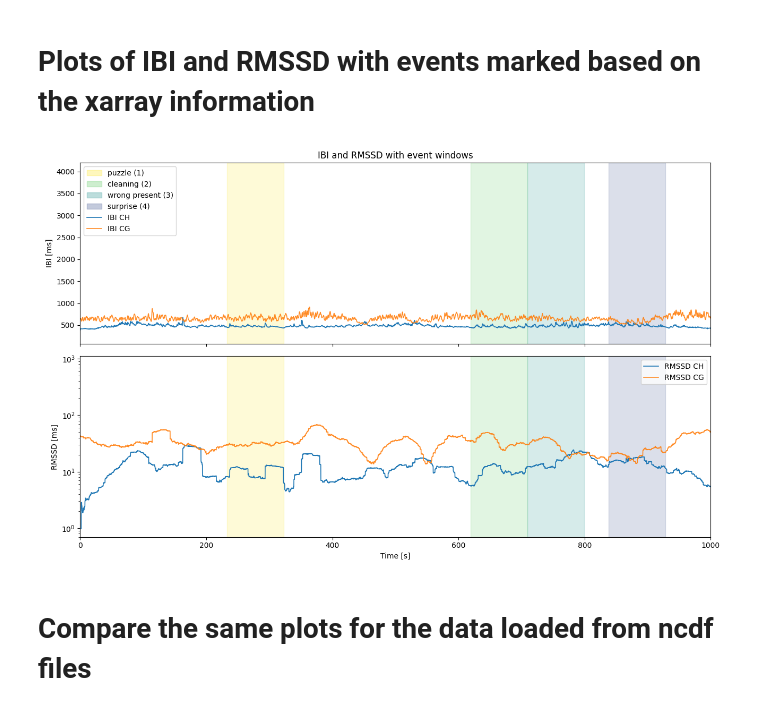
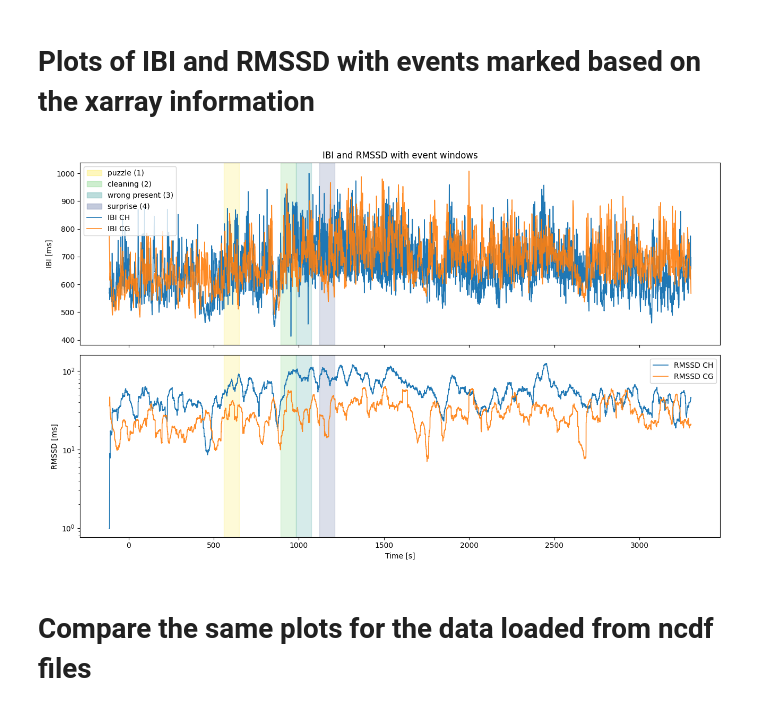
Before and after one commit to SYNCC-IN/hyperscanning-signal-analysis, a Jupyter notebook: scripts/secore_check_import_individual.ipynb, the cells around one changed output. Saved outputs shown, nothing was run; the diff lists cells and outputs as text; code cells hidden in the pictures.

Commit message:
add alignment QC figures to export; fix UnboundLocalError for os; dynamic xlim in QC plot

```diff
--- a/scripts/secore_check_import_individual.ipynb
+++ b/scripts/secore_check_import_individual.ipynb
@@ -120,6 +121,8 @@ Video timings for W_035: {'T1': 76.255, 'T2': 172.727, 'T3': 709.468, 'T4': 837.
 # One-line call: only dyad number (with notebook-level preferred device IDs)
 dyad_nr = int(dyad.split('_')[1])
 synch_time = video_timings["T1"]
+save_QC_dir = str(Path(export_folder) / "SECORE_FIGS")
+
 h10_xarray = build_h10_ibi_rmssd_xarray_auto(
     dyad_nr=dyad_nr,
     video_timings=video_timings,
@@ -130,6 +133,7 @@ h10_xarray = build_h10_ibi_rmssd_xarray_auto(
     decimate_factor_align=decimate_factor_align,
     selected_time=selected_time,
     plot=True,
+    save_dir=save_QC_dir,
     preferred_dev_ch=DEV_CH,
     preferred_dev_cg=DEV_CG,
 )
@@ -224,36 +228,36 @@ axes[1].semilogy(t, rmssd_ch, label='RMSSD CH', lw=1.2)
 axes[1].semilogy(t, rmssd_cg, label='RMSSD CG', lw=1.2, alpha=0.9)
 axes[1].set_ylabel('RMSSD [ms]')
 axes[1].set_xlabel('Time [s]')
 
 # Shade event windows on both axes
 for event_name, window in event_windows_s.items():
     if event_name == 'baseline':
         continue
     start = float(window['start_s'])
     end = float(window['end_s'])
     color = SECORE_EVENT_COLORS.get(event_name, '#bbbbbb')
     for ax in axes:
         ax.axvspan(start, end, color=color, alpha=0.18)
 
 # Build combined signal + event legend
 event_handles = []
 for event_name, code in sorted(event_code_map.items(), key=lambda kv: kv[1]):
     if event_name == 'baseline':
         continue
     color = SECORE_EVENT_COLORS.get(event_name, '#bbbbbb')
     event_handles.append(plt.Rectangle((0, 0), 1, 1, color=color, alpha=0.3, label=f'{event_name} ({code})'))
 
 signal_handles_0 = axes[0].get_legend_handles_labels()[0]
 axes[0].legend(handles=event_handles + signal_handles_0, loc='upper left')
 axes[1].legend(loc='upper right')
 
-axes[0].set_xlim(0, 1000)
-axes[1].set_xlim(0, 1000)
+#axes[0].set_xlim(0, 1000)
+#axes[1].set_xlim(0, 1000)
 
 plt.tight_layout()
 plt.show()
 # %% [output]
-[figure, old version]
+[figure, new version]
 # %% [markdown]
 # Compare the same plots for the  data loaded from ncdf files
 # %%
```
Also changed, not shown: parts of 5 cells of this notebook, 3 other files.
